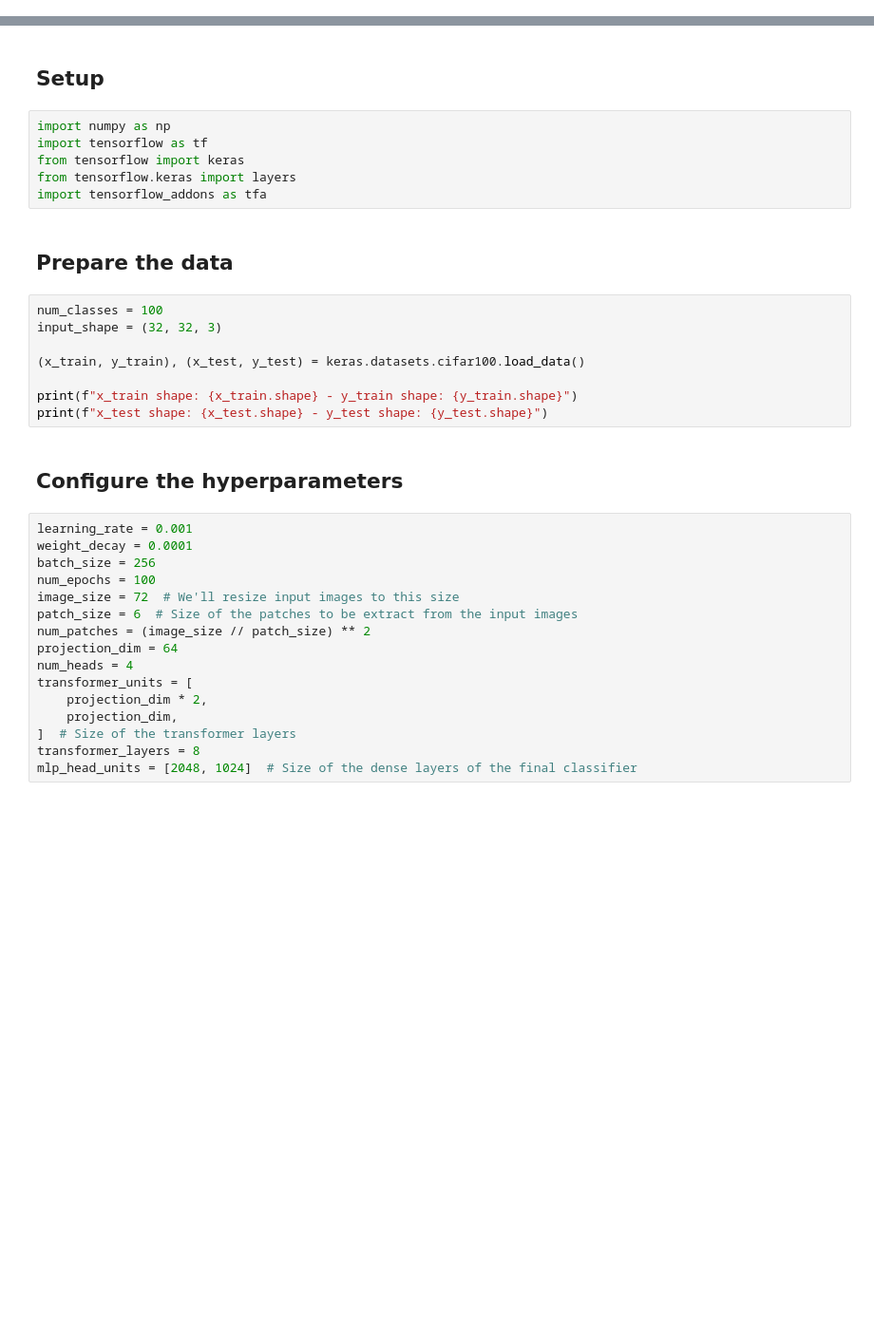
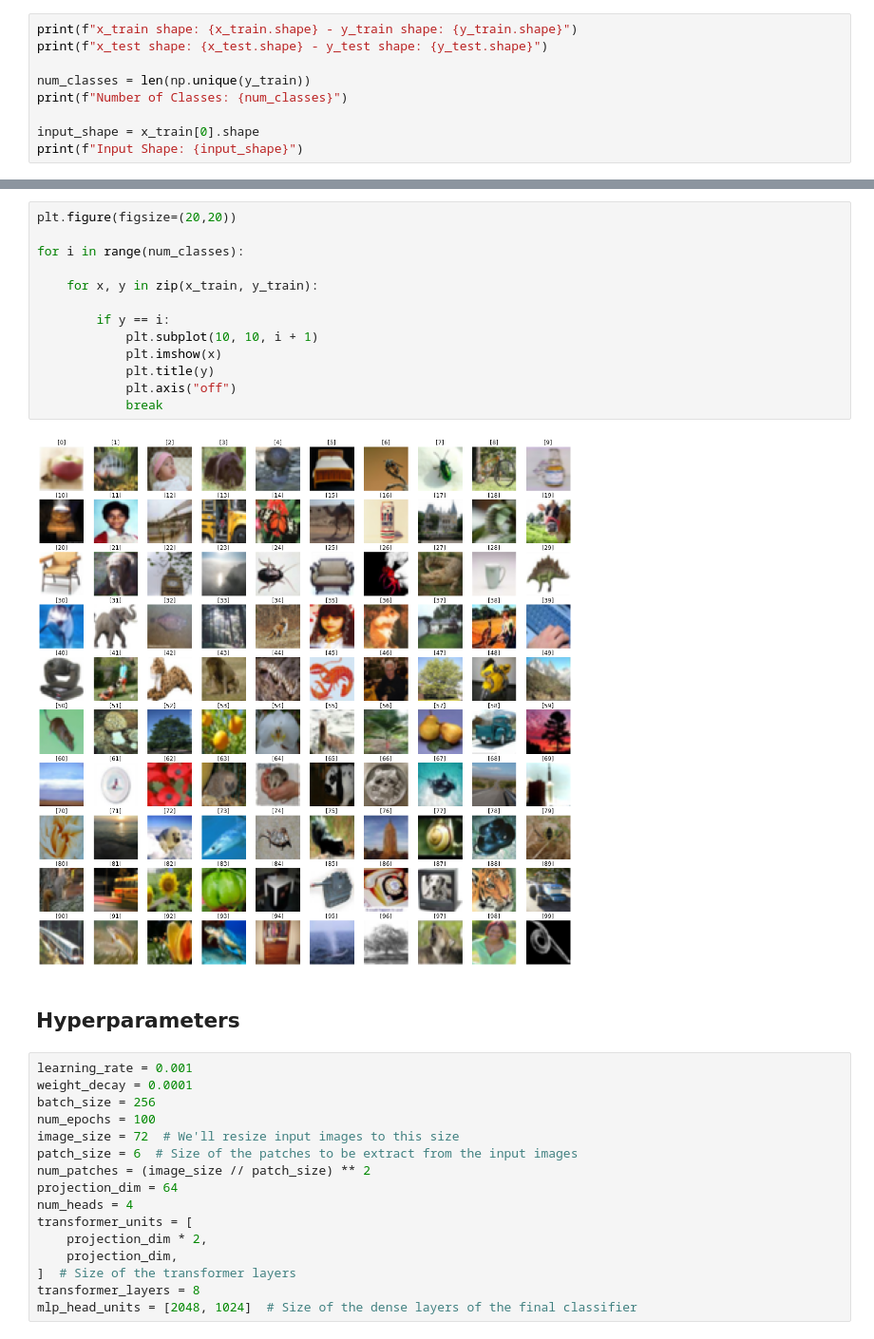
Before and after one commit to chihyanghsu0805/keras_tutorial, a Jupyter notebook: tutorials/keras/vit.ipynb, the cells around one changed output, grey strips where cells are left out. Shown at 95% size. Drawn from its saved outputs; the diff is of its cells as text; blank space fills up the shorter version.

```diff
--- a/tutorials/keras/vit.ipynb
+++ b/tutorials/keras/vit.ipynb
@@ -25,0 +31,9 @@ pip install -U tensorflow-addons
+# %%
+print(f"x_train shape: {x_train.shape} - y_train shape: {y_train.shape}")
+print(f"x_test shape: {x_test.shape} - y_test shape: {y_test.shape}")
+
+num_classes = len(np.unique(y_train))
+print(f"Number of Classes: {num_classes}")
+
+input_shape = x_train[0].shape
+print(f"Input Shape: {input_shape}")
@@ -26,23 +56,20 @@ pip install -U tensorflow-addons
+# %%
+plt.figure(figsize=(20,20))
+
+for i in range(num_classes):
+
+    for x, y in zip(x_train, y_train):
+
+        if y == i:
+            plt.subplot(10, 10, i + 1)
+            plt.imshow(x)
+            plt.title(y)
+            plt.axis("off")
+            break
+# %% [output]
+[figure, added]
 # %% [markdown]
-## Setup
+## Hyperparameters
-# %%
-import numpy as np
-import tensorflow as tf
-from tensorflow import keras
-from tensorflow.keras import layers
-import tensorflow_addons as tfa
-# %% [markdown]
-## Prepare the data
-# %%
-num_classes = 100
-input_shape = (32, 32, 3)
-
-(x_train, y_train), (x_test, y_test) = keras.datasets.cifar100.load_data()
-
-print(f"x_train shape: {x_train.shape} - y_train shape: {y_train.shape}")
-print(f"x_test shape: {x_test.shape} - y_test shape: {y_test.shape}")
-# %% [markdown]
-## Configure the hyperparameters
 # %%
 learning_rate = 0.001
 weight_decay = 0.0001
```
Also changed, not shown: parts of 32 cells of this notebook.
